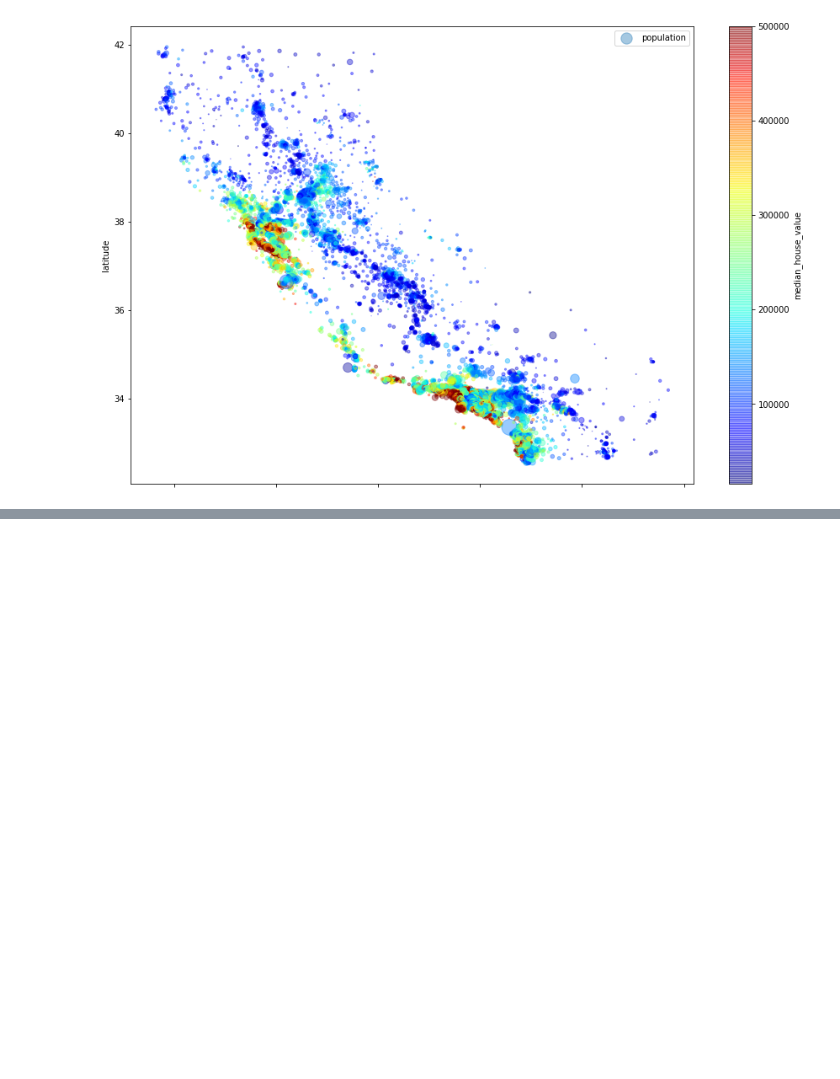
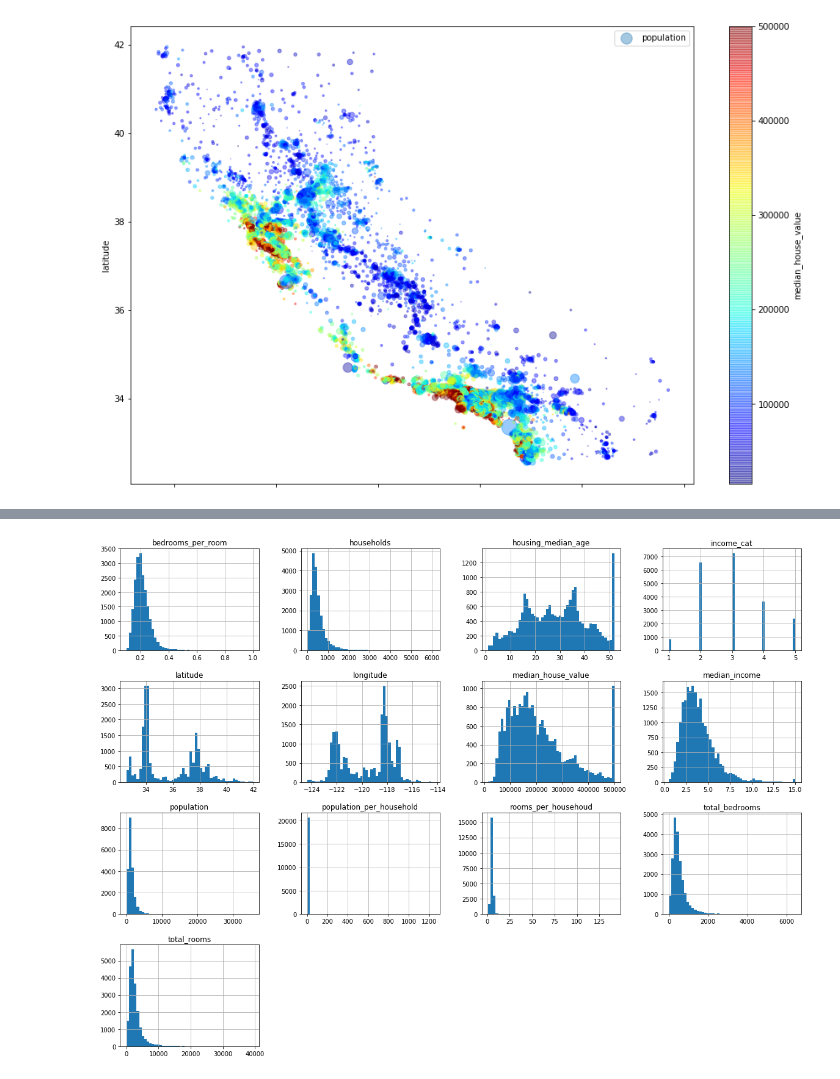
Before and after one commit to del874/machine-learning_study, a Jupyter notebook: housing.ipynb, the cells around one changed output, grey strips where cells are left out. Drawn from its saved outputs; the diff is of its cells as text; code cells hidden in the pictures; blank space fills up the shorter version.

```diff
--- a/housing.ipynb
+++ b/housing.ipynb
@@ -133,0 +190,5 @@ plt.show()
+# %%
+housing.hist(bins=50, figsize=(20,15))
+plt.show()
+# %% [output]
+[figure, added]
```
Also changed, not shown: parts of 25 cells of this notebook.
